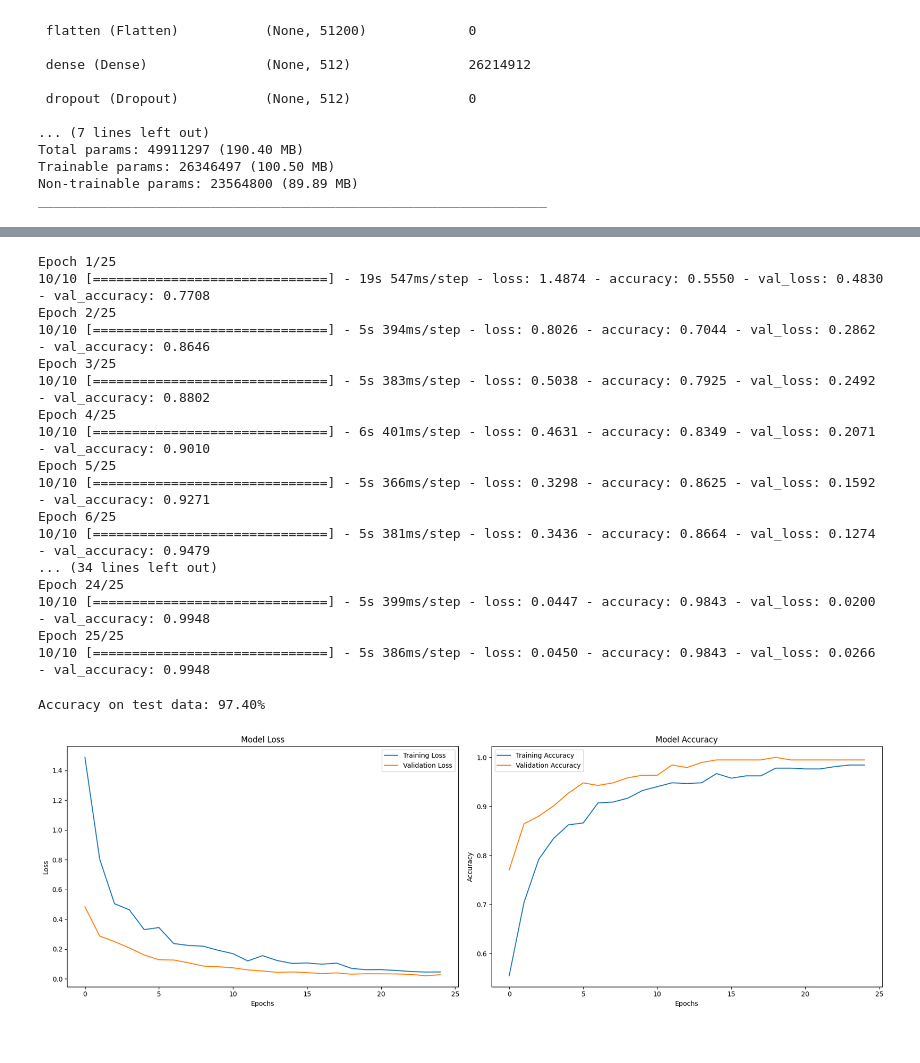
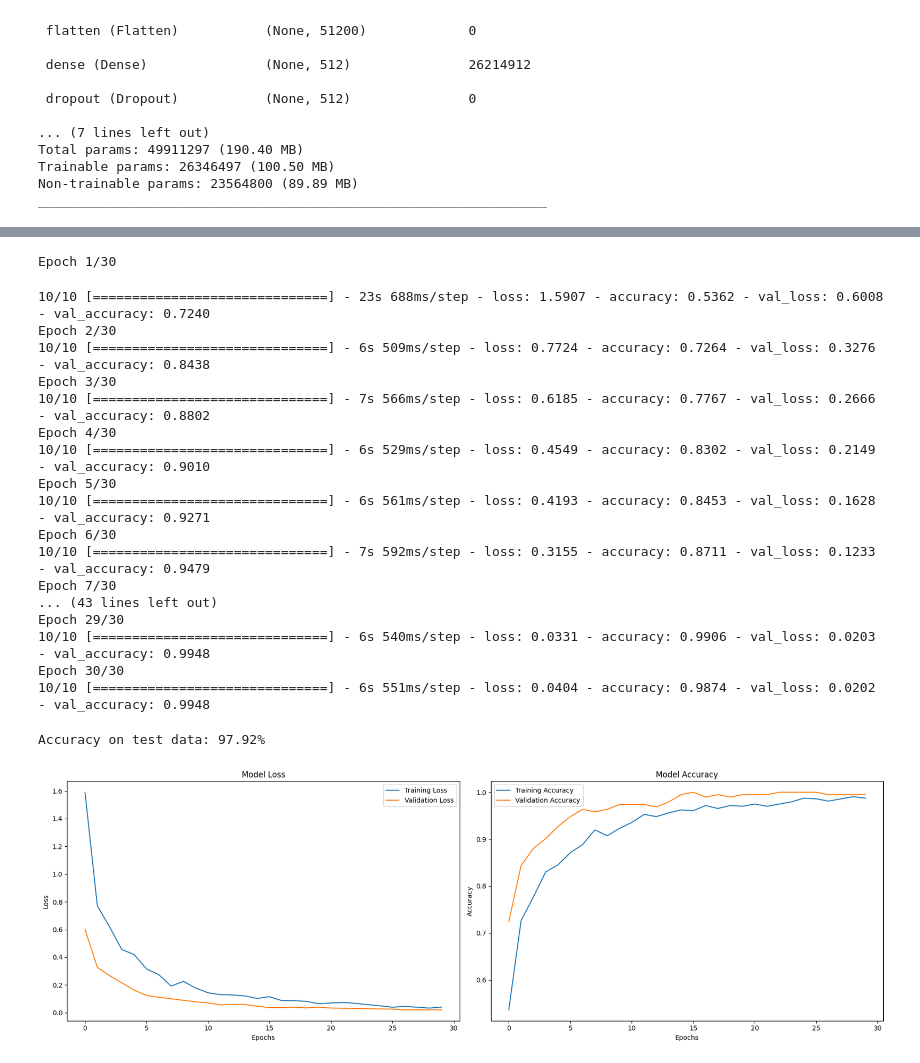
Before and after one commit to standal0n3max/gashydrates, a Jupyter notebook: CNN.ipynb, the cells around one changed output, grey strips where cells are left out. Cells and saved outputs as stored; diff of their text form; code cells hidden in the pictures.

Commit message:
Kaggle Notebook | notebook98b14d1b19 | Version 9

```diff
--- a/CNN.ipynb
+++ b/CNN.ipynb
@@ -147,55 +166,68 @@ model.compile(loss='binary_crossentropy',
+# %%
+from keras.callbacks import ModelCheckpoint
+
+# Define the filepath where you want to save the model
+model_checkpoint = ModelCheckpoint('/kaggle/working/hydrate_model.h5',  # Change 'your_model_name' to your preferred name
+                                   monitor='val_loss',   # You can choose the metric to monitor
+                                   save_best_only=True,  # Save only the best model
+                                   mode='min'            # Depends on the monitored metric (min or max)
+                                  )
 # %%
-fairy_tale = model.fit_generator(
+# Your model training code
+hydrdrate_model = model.fit_generator(
     train_generator,
     steps_per_epoch=nb_train_samples // batch_size,
-    epochs= 25,
+    epochs=30,
     validation_data=val_generator,
     validation_steps=nb_validation_samples // batch_size,
-    workers=8)
+    workers=8,
+    callbacks=[model_checkpoint]  # Include the ModelCheckpoint callback here
+)
 # %% [output]
-Epoch 1/25
-10/10 [==============================] - 19s 547ms/step - loss: 1.4874 - accuracy: 0.5550 - val_loss: 0.4830 - val_accuracy: 0.7708
-Epoch 2/25
-10/10 [==============================] - 5s 394ms/step - loss: 0.8026 - accuracy: 0.7044 - val_loss: 0.2862 - val_accuracy: 0.8646
-Epoch 3/25
-10/10 [==============================] - 5s 383ms/step - loss: 0.5038 - accuracy: 0.7925 - val_loss: 0.2492 - val_accuracy: 0.8802
-Epoch 4/25
-10/10 [==============================] - 6s 401ms/step - loss: 0.4631 - accuracy: 0.8349 - val_loss: 0.2071 - val_accuracy: 0.9010
-Epoch 5/25
-10/10 [==============================] - 5s 366ms/step - loss: 0.3298 - accuracy: 0.8625 - val_loss: 0.1592 - val_accuracy: 0.9271
-Epoch 6/25
-10/10 [==============================] - 5s 381ms/step - loss: 0.3436 - accuracy: 0.8664 - val_loss: 0.1274 - val_accuracy: 0.9479
-... (34 lines left out)
-Epoch 24/25
-10/10 [==============================] - 5s 399ms/step - loss: 0.0447 - accuracy: 0.9843 - val_loss: 0.0200 - val_accuracy: 0.9948
-Epoch 25/25
-10/10 [==============================] - 5s 386ms/step - loss: 0.0450 - accuracy: 0.9843 - val_loss: 0.0266 - val_accuracy: 0.9948
+Epoch 1/30
+10/10 [==============================] - 23s 688ms/step - loss: 1.5907 - accuracy: 0.5362 - val_loss: 0.6008 - val_accuracy: 0.7240
+Epoch 2/30
+10/10 [==============================] - 6s 509ms/step - loss: 0.7724 - accuracy: 0.7264 - val_loss: 0.3276 - val_accuracy: 0.8438
+Epoch 3/30
+10/10 [==============================] - 7s 566ms/step - loss: 0.6185 - accuracy: 0.7767 - val_loss: 0.2666 - val_accuracy: 0.8802
+Epoch 4/30
+10/10 [==============================] - 6s 529ms/step - loss: 0.4549 - accuracy: 0.8302 - val_loss: 0.2149 - val_accuracy: 0.9010
+Epoch 5/30
+10/10 [==============================] - 6s 561ms/step - loss: 0.4193 - accuracy: 0.8453 - val_loss: 0.1628 - val_accuracy: 0.9271
+Epoch 6/30
+10/10 [==============================] - 7s 592ms/step - loss: 0.3155 - accuracy: 0.8711 - val_loss: 0.1233 - val_accuracy: 0.9479
+Epoch 7/30
+... (43 lines left out)
+Epoch 29/30
+10/10 [==============================] - 6s 540ms/step - loss: 0.0331 - accuracy: 0.9906 - val_loss: 0.0203 - val_accuracy: 0.9948
+Epoch 30/30
+10/10 [==============================] - 6s 551ms/step - loss: 0.0404 - accuracy: 0.9874 - val_loss: 0.0202 - val_accuracy: 0.9948
 # %%
 scores = model.evaluate_generator(test_generator, nb_test_samples // batch_size)
 print("Accuracy on test data: %.2f%%" % (scores[1]*100))
 # %% [output]
-Accuracy on test data: 97.40%
+Accuracy on test data: 97.92%
 # %%
 plt.figure(figsize=(18, 6))
 # Plot Training & Validation Loss values
 plt.subplot(1, 2, 1)
-plt.plot(fairy_tale.history['loss'], label='Training Loss')
-plt.plot(fairy_tale.history['val_loss'], label='Validation Loss')
+plt.plot(hydrdrate_model.history['loss'], label='Training Loss')
+plt.plot(hydrdrate_model.history['val_loss'], label='Validation Loss')
 plt.title('Model Loss')
 plt.xlabel('Epochs')
 plt.ylabel('Loss')
 plt.legend()
 
 # Plot Training & Validation Accuracy values
 plt.subplot(1, 2, 2)
-plt.plot(fairy_tale.history['accuracy'], label='Training Accuracy')
-plt.plot(fairy_tale.history['val_accuracy'], label='Validation Accuracy')
+plt.plot(hydrdrate_model.history['accuracy'], label='Training Accuracy')
+plt.plot(hydrdrate_model.history['val_accuracy'], label='Validation Accuracy')
 plt.title('Model Accuracy')
 plt.xlabel('Epochs')
 plt.ylabel('Accuracy')
 plt.legend()
 
 plt.tight_layout()
 plt.show()
 # %% [output]
-[figure, old version]
+[figure, new version]
```
Also changed, not shown: parts of 4 cells of this notebook.
